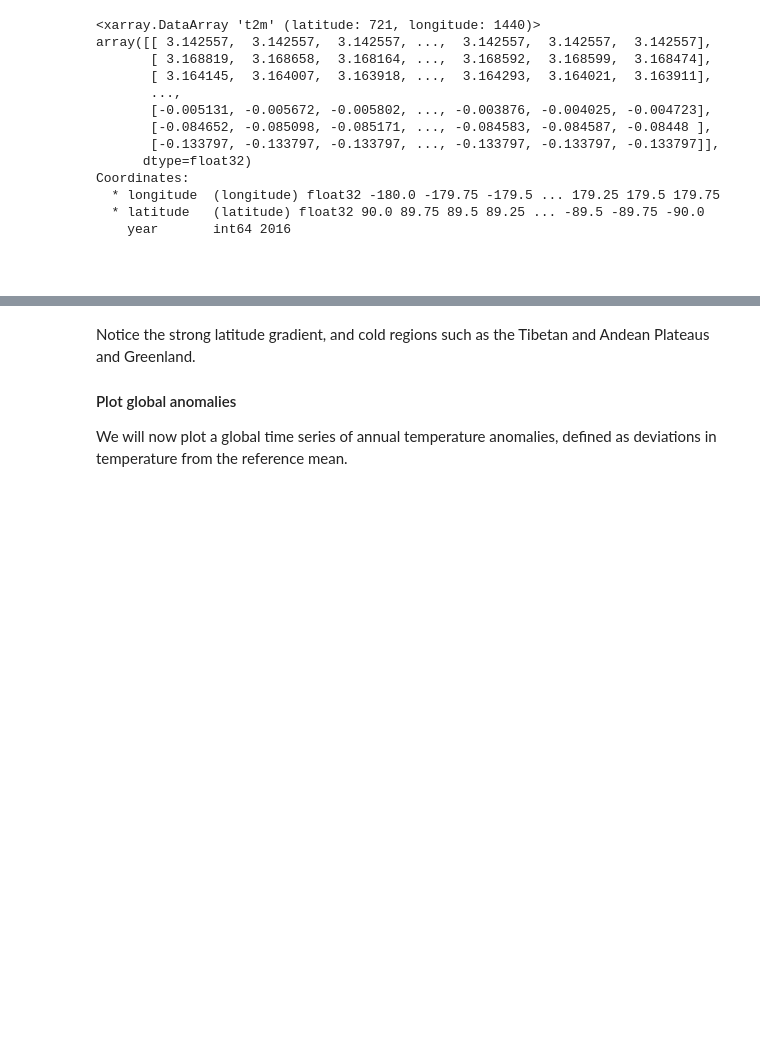
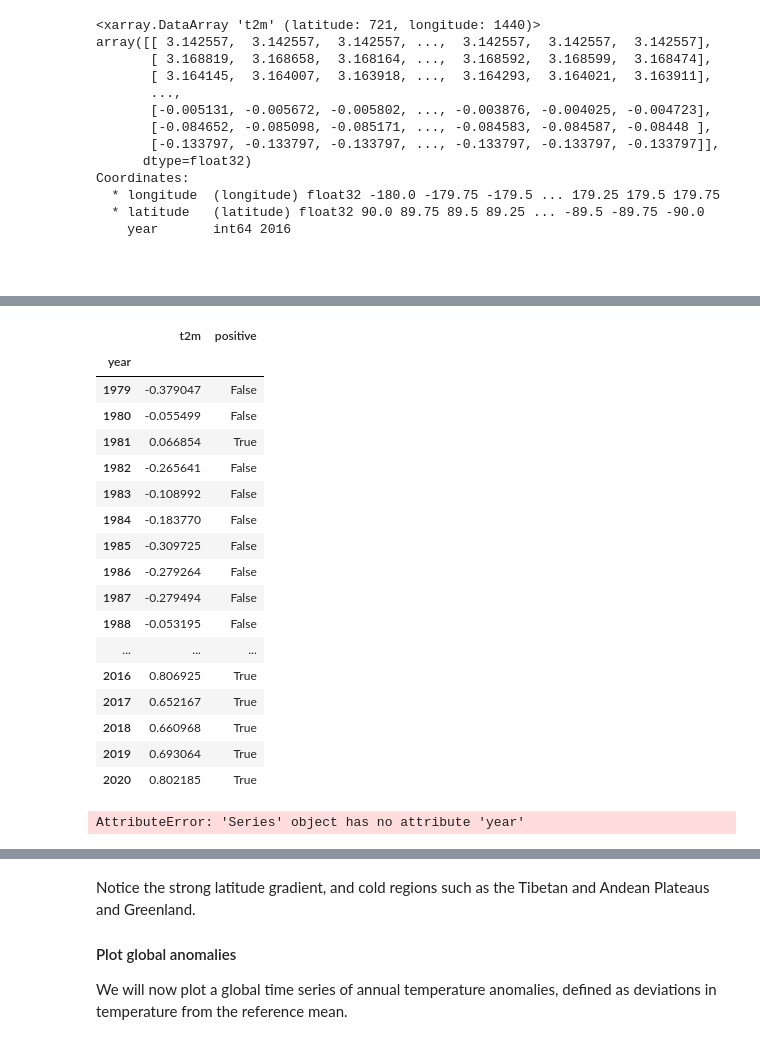
Before and after one commit to tessac2/copernicus-training, a Jupyter notebook: 111_c3s_climatologies_trends.ipynb, the cells around one changed output, grey strips where cells are left out. Cells and saved outputs as stored; diff of their text form; code cells hidden in the pictures; blank space fills up the shorter version.

```diff
--- a/111_c3s_climatologies_trends.ipynb
+++ b/111_c3s_climatologies_trends.ipynb
@@ -510,0 +577,27 @@ visualize_pcolormesh(data_array = era5_t2m_anomaly_2016,
+# %%
+df = t2m_anomalies_global.to_dataframe()
+df['positive'] = df['t2m'] > 0
+df
+# %% [output]
+|  | t2m | positive |
+| year |  |  |
+| 1979 | -0.379047 | False |
+| 1980 | -0.055499 | False |
+| 1981 | 0.066854 | True |
+| 1982 | -0.265641 | False |
+| 1983 | -0.108992 | False |
+| 1984 | -0.183770 | False |
+| 1985 | -0.309725 | False |
+| 1986 | -0.279264 | False |
+| 1987 | -0.279494 | False |
+| 1988 | -0.053195 | False |
+| ... | ... | ... |
+| 2016 | 0.806925 | True |
+| 2017 | 0.652167 | True |
+| 2018 | 0.660968 | True |
+| 2019 | 0.693064 | True |
+| 2020 | 0.802185 | True |
+# %%
+df.t2m.year
+# %% [output]
+AttributeError: 'Series' object has no attribute 'year'
```
Also changed, not shown: parts of 18 cells of this notebook.
